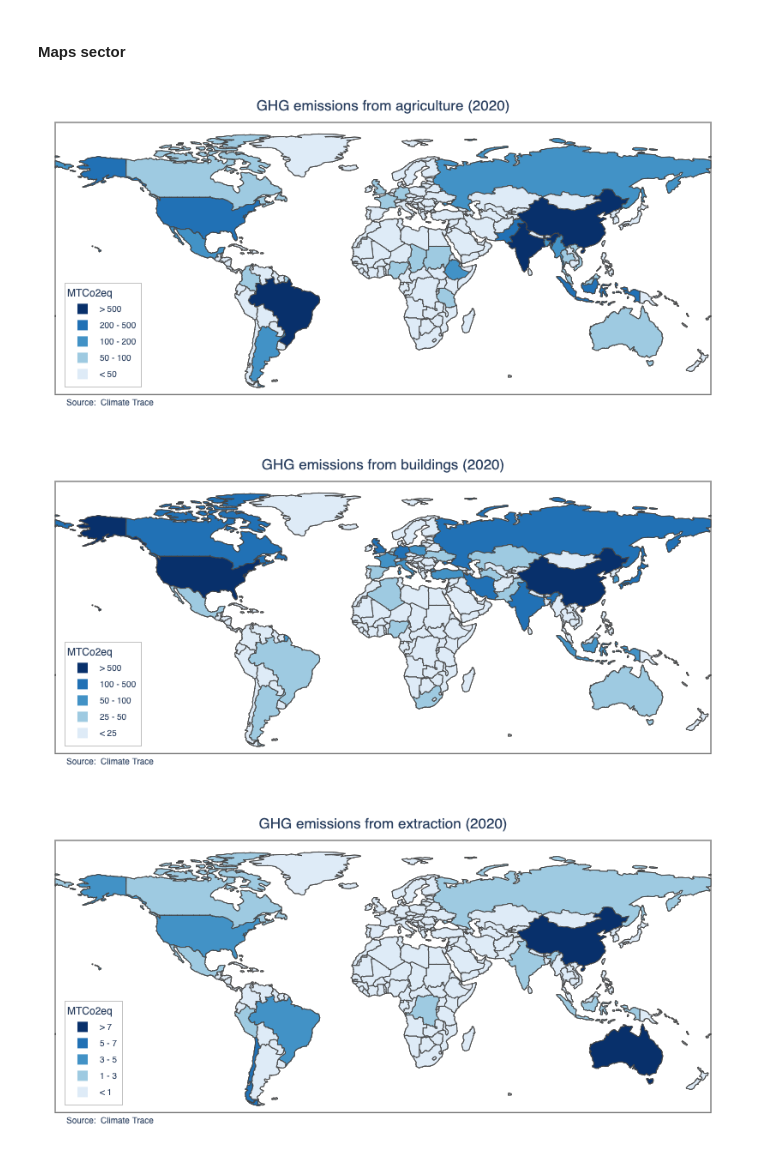
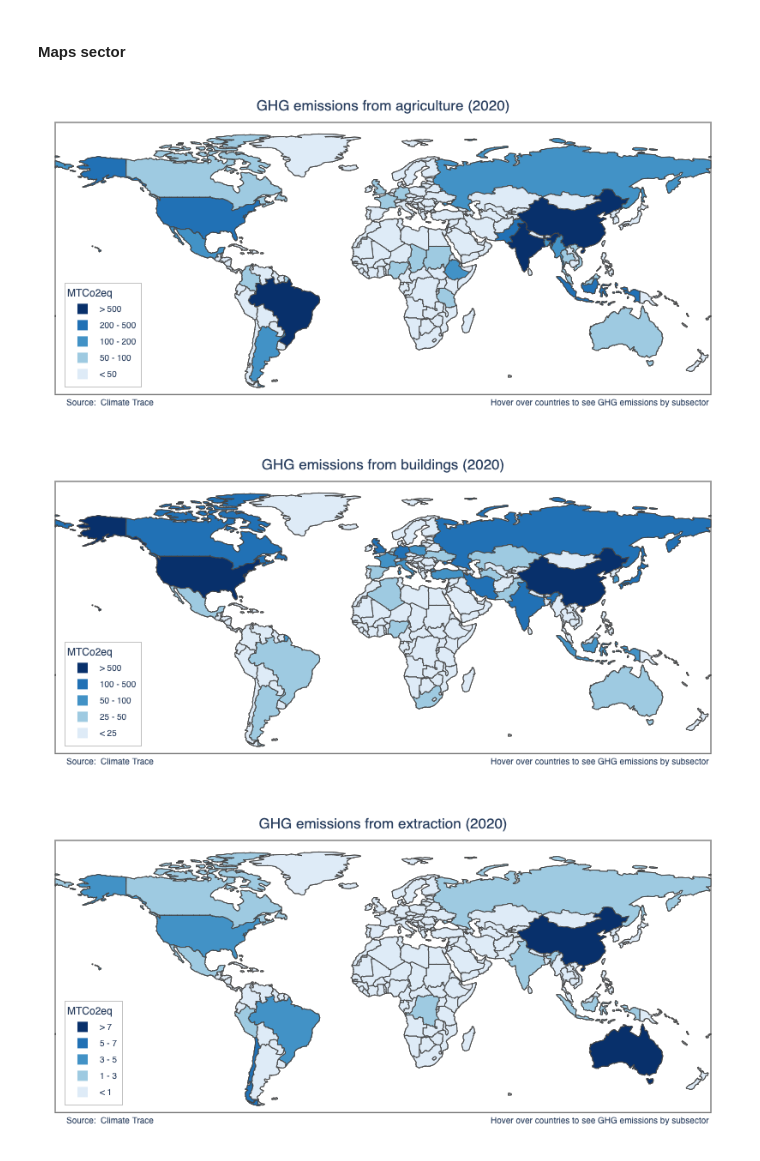
Before and after one commit to jcanalesluna/climate_trace, a Jupyter notebook: climate_trace_analysis.ipynb, the cells around one changed output. Drawn from its saved outputs; the diff is of its cells as text; code cells hidden in the pictures.

```diff
--- a/climate_trace_analysis.ipynb
+++ b/climate_trace_analysis.ipynb
@@ -392,8 +393,8 @@ def show_map_sector(sector, year, map_format='img'):
 sectors = ghg.sector.unique()
 # %%
 for sector in sectors:
-    show_map_sector(sector, '2020','img')
+    show_map_sector(sector, '2020','html')
 # %% [output]
-[figure, old version]
+[figure, new version]
-[figure, old version]
+[figure, new version]
-[figure, old version]
+[figure, new version]
```
Also changed, not shown: parts of 4 cells of this notebook, 12 other files.
